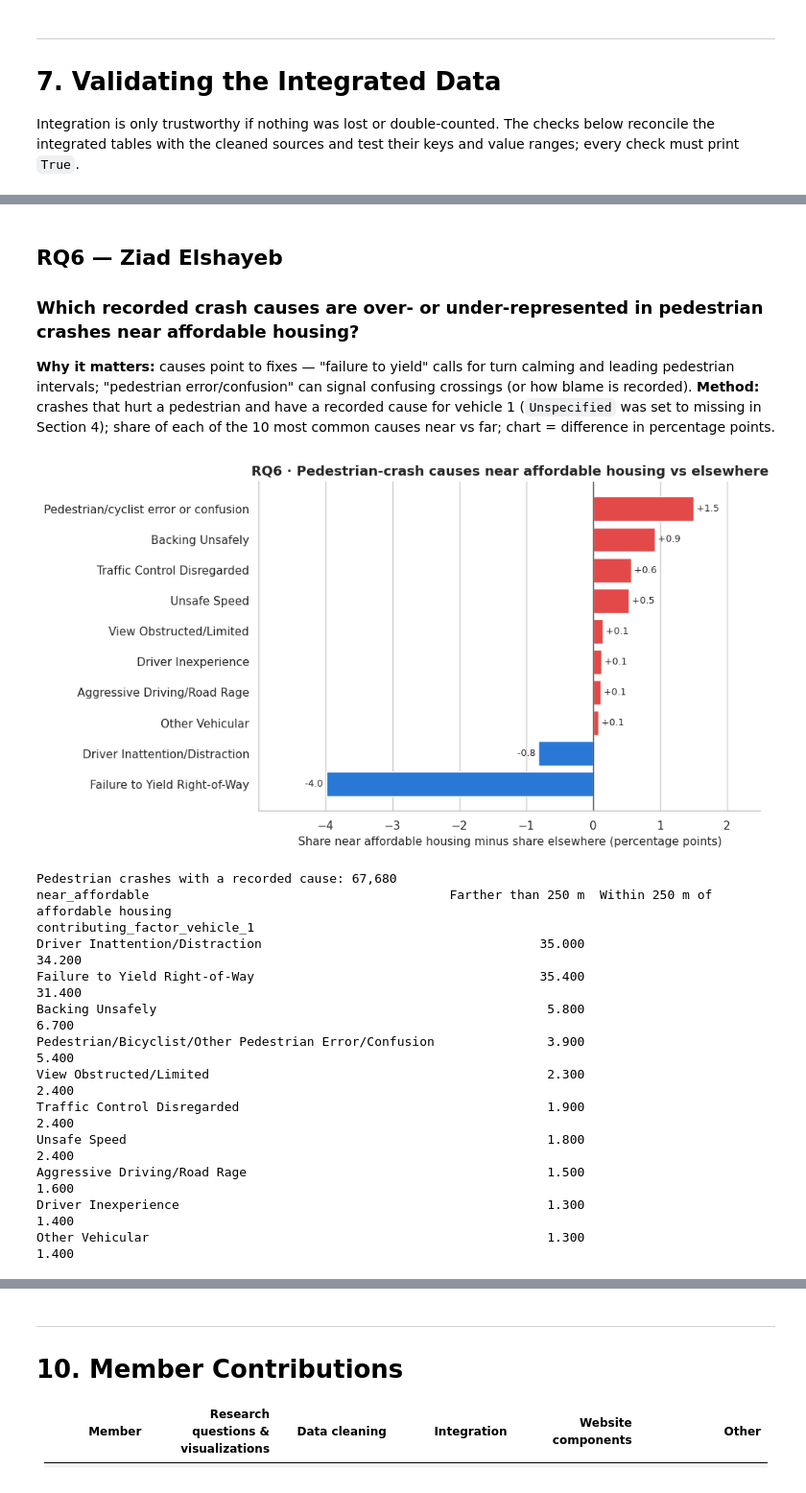
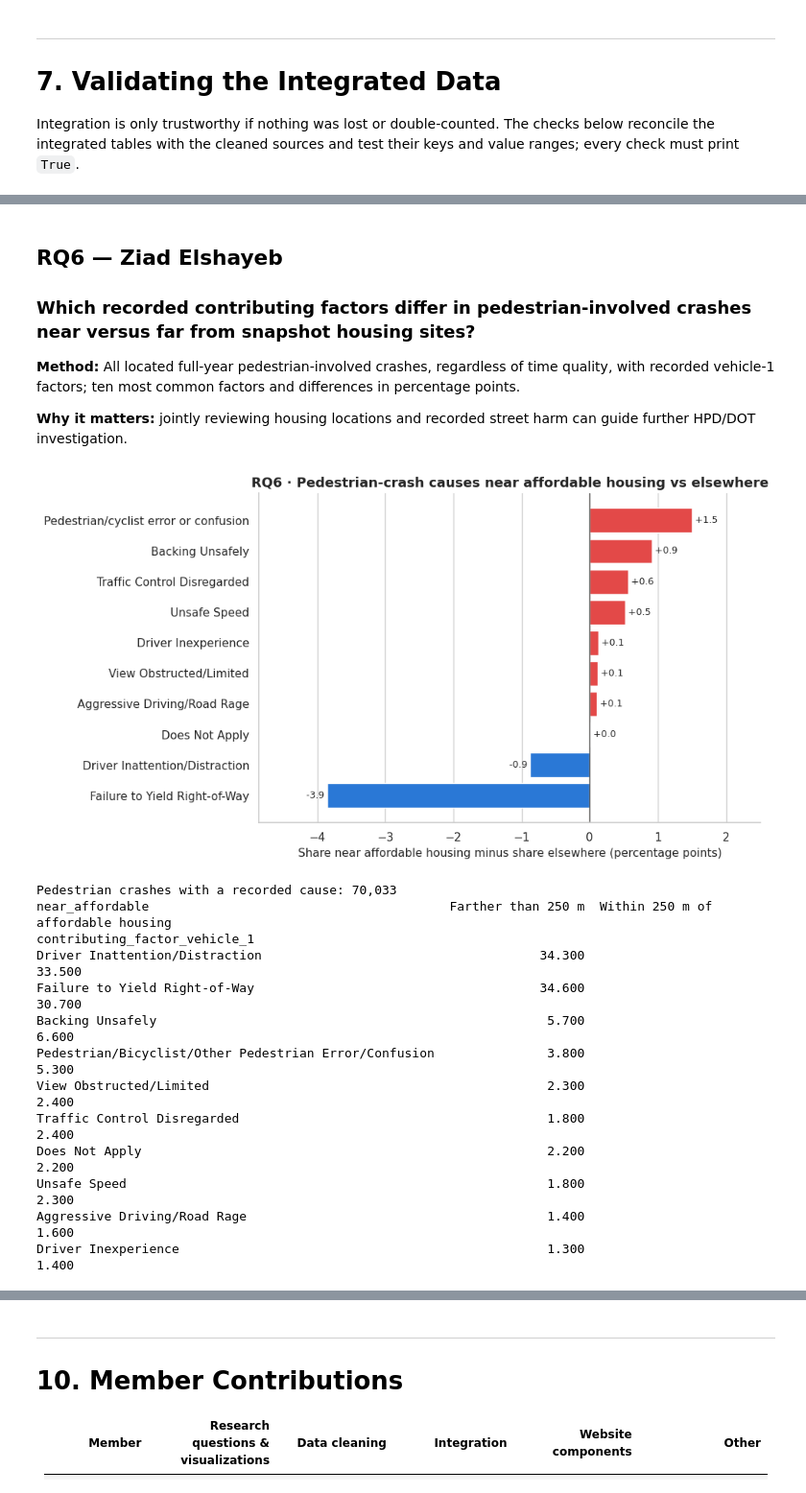
Before and after one commit to Ahmed-Saadallah1/nyc-housing-transport, a Jupyter notebook: notebooks/Milestone1_Housing_Collisions.ipynb, the cells around one changed output, grey strips where cells are left out. Shown at 96% size. Saved outputs shown, nothing was run; the diff lists cells and outputs as text; code cells hidden in the pictures.

```diff
--- a/notebooks/Milestone1_Housing_Collisions.ipynb
+++ b/notebooks/Milestone1_Housing_Collisions.ipynb
@@ -1398,7 +1281,7 @@ log_step("collisions", "C3", "dropped raw vehicle-type columns and factors 3-5 (
          len(VEHICLE_COLUMNS) + 3, collisions)
 
 duplicate_fields = [c for c in df_collisions_raw.columns if c != "collision_id"]
-raw_sorted = df_collisions_raw.assign(_id=df_collisions_raw["collision_id"].astype("int64")).sort_values("_id")
+raw_sorted = df_collisions_raw.assign(_id=df_collisions_raw["collision_id"].astype("string")).sort_values("_id", kind="stable")
 duplicate_index = raw_sorted.index[raw_sorted.duplicated(subset=duplicate_fields, keep="first")]
 
 example_group = raw_sorted[raw_sorted.duplicated(subset=duplicate_fields, keep=False)].head(2)
@@ -1406,7 +1289,7 @@ display(example_group[["crash_date", "crash_time", "borough", "latitude", "longi
                        "number_of_persons_injured", "vehicle_type_code1", "collision_id"]])
 
 collisions = collisions.drop(index=duplicate_index)
-log_step("collisions", "C4", "removed duplicate crash reports (kept lowest collision_id)", len(duplicate_index), collisions)
+log_step("collisions", "C4", "removed suspected duplicate reports (lexicographically first ID; not chronological)", len(duplicate_index), collisions)
 print("collision_id still unique:", collisions["collision_id"].is_unique)
 
 has_coords = collisions["latitude"].notna()
@@ -1754,12 +1589,15 @@ breakdown_columns = UNIT_INCOME_COLUMNS + UNIT_BEDROOM_COLUMNS + ["counted_renta
 explicit_zeros = (housing[breakdown_columns + ["all_counted_units"]] == 0).sum().sum()
 print(f"Explicit zeros in the unit columns before filling: {explicit_zeros}")
 
-empty_cells = housing[breakdown_columns + ["all_counted_units"]].isna().sum().sum()
-housing[breakdown_columns + ["all_counted_units"]] = housing[breakdown_columns + ["all_counted_units"]].fillna(0)
-housing[UNIT_COLUMNS] = housing[UNIT_COLUMNS].astype(int)
-log_step("housing", "H2", "empty unit-count cells -> 0", empty_cells, housing)
+housing["affordable_units_known"] = housing["all_counted_units"].notna()
+known_units = housing["affordable_units_known"]
+empty_cells = housing.loc[known_units, breakdown_columns].isna().sum().sum()
+housing.loc[known_units, breakdown_columns] = housing.loc[known_units, breakdown_columns].fillna(0)
+housing[UNIT_COLUMNS] = housing[UNIT_COLUMNS].astype("Int64")
+log_step("housing", "H2", "sparse breakdowns with known totals -> 0", empty_cells, housing)
+print(f"Unknown affordable totals retained as missing: {(~known_units).sum():,}")
 
-# Consistency checks after filling: every breakdown must add up to the counted (affordable) units
+# Checks below evaluate observed totals; unknown totals are excluded from rate denominators.
 checks = pd.Series({
     "income bands == all_counted_units": (housing[UNIT_INCOME_COLUMNS].sum(axis=1) == housing["all_counted_units"]).mean(),
     "bedroom sizes == all_counted_units": (housing[UNIT_BEDROOM_COLUMNS].sum(axis=1) == housing["all_counted_units"]).mean(),
@@ -2023,7 +1825,9 @@ crash_zip_borough = (crashes_full.dropna(subset=["zip_code", "borough"])
                      .rename("borough_from_crashes"))
 
 # ---------- 5.1 Housing -> ZIP x year (completed, and started) ----------
-housing_zip = housing.dropna(subset=["postcode"])
+housing_for_analysis = housing[housing["affordable_units_known"]].copy()
+print(f"Housing records excluded from unit/site analyses because totals are unknown: {len(housing) - len(housing_for_analysis):,}")
+housing_zip = housing_for_analysis.dropna(subset=["postcode"])
 completed = (housing_zip[housing_zip["completion_year"].isin(FULL_YEARS)]
              .assign(nc_units=lambda d: d["all_counted_units"].where(d["reporting_construction_type"] == "New Construction", 0),
                      family_units=lambda d: d[["_3_br_units", "_4_br_units", "_5_br_units", "_6_br_units"]].sum(axis=1))
@@ -2099,7 +1898,7 @@ BUFFER_M = 250
 WINDOW_DAYS = 730  # 24 months
 
 # One row per mappable building: units summed over projects, first completion, attributes of its first project
-mappable = housing[housing["is_mappable"]].sort_values(["building_id", "project_start_date"])
+mappable = housing_for_analysis[housing_for_analysis["is_mappable"]].sort_values(["building_id", "project_start_date"])
 buildings = (mappable
              .assign(family_size_units=lambda d: d[["_3_br_units", "_4_br_units", "_5_br_units", "_6_br_units"]].sum(axis=1))
              .groupby("building_id")
@@ -2168,6 +1967,9 @@ for i, idx in enumerate(neighbours):
     rows.append(record)
 
 buildings_joined = pd.concat([buildings, pd.DataFrame(rows)], axis=1)
+for column in ["affordable_units", "deeply_affordable_units", "extremely_low_income_units",
+               "very_low_income_units", "family_size_units", "total_units"]:
+    buildings_joined[column] = buildings_joined[column].astype("int64")
 print(f"Buildings with a complete before/after window: {buildings_joined['crashes_before'].notna().sum():,}")
 
 # ---------- 5.3 Crash level: distance to the nearest affordable building ----------
@@ -2715,47 +2484,46 @@ matter relatively more than in commuter districts. Shares compare *patterns*, no
 # %% [markdown]
 ## RQ6 — Ziad Elshayeb
-### Which recorded crash causes are over- or under-represented in pedestrian crashes near affordable housing?
+### Which recorded contributing factors differ in pedestrian-involved crashes near versus far from snapshot housing sites?
 
-**Why it matters:** causes point to fixes — "failure to yield" calls for turn calming and leading pedestrian
-intervals; "pedestrian error/confusion" can signal confusing crossings (or how blame is recorded).
-**Method:** crashes that hurt a pedestrian and have a recorded cause for vehicle 1 (`Unspecified` was set to missing
-in Section 4); share of each of the 10 most common causes near vs far; chart = difference in percentage points.
+**Method:** All located full-year pedestrian-involved crashes, regardless of time quality, with recorded vehicle-1 factors; ten most common factors and differences in percentage points.
+
+**Why it matters:** jointly reviewing housing locations and recorded street harm can guide further HPD/DOT investigation.
 # %%
-with_cause = ped_crashes.dropna(subset=["contributing_factor_vehicle_1"])
+with_cause = crashes_located[crashes_located["hurts_pedestrian"]].dropna(subset=["contributing_factor_vehicle_1"])
 top_causes = with_cause["contributing_factor_vehicle_1"].value_counts().head(10).index
 cause_share = (with_cause.groupby("near_affordable")["contributing_factor_vehicle_1"]
                .value_counts(normalize=True).unstack(0).mul(100).reindex(top_causes))
 cause_diff = (cause_share[True] - cause_share[False]).sort_values()
 short_names = {"Pedestrian/Bicyclist/Other Pedestrian Error/Confusion": "Pedestrian/cyclist error or confusion"}
 
 fig, ax = plt.subplots(figsize=(10, 5.5))
 ax.barh([short_names.get(c, c) for c in cause_diff.index], cause_diff.values, color=[PALETTE[0] if v < 0 else PALETTE[7] for v in cause_diff.values])
 ax.axvline(0, color="#52514e", linewidth=1)
 horizontal_bar_grid(ax)
 for y, value in enumerate(cause_diff.values):
     ax.text(value, y, f" {value:+.1f} " if value >= 0 else f"{value:+.1f} ", va="center",
             ha="left" if value >= 0 else "right", fontsize=9)
 ax.set_xlim(cause_diff.min() - 1, cause_diff.max() + 1)
 ax.set_xlabel("Share near affordable housing minus share elsewhere (percentage points)")
 ax.set_title("RQ6 · Pedestrian-crash causes near affordable housing vs elsewhere")
 plt.tight_layout()
 plt.show()
 
 print(f"Pedestrian crashes with a recorded cause: {len(with_cause):,}")
 print(cause_share.rename(columns=NEAR_LABELS).round(1).to_string())
 # %% [output]
-[figure, old version]
+[figure, new version]
-Pedestrian crashes with a recorded cause: 67,680
+Pedestrian crashes with a recorded cause: 70,033
 near_affordable                                        Farther than 250 m  Within 250 m of affordable housing
 contributing_factor_vehicle_1
-Driver Inattention/Distraction                                     35.000                              34.200
-Failure to Yield Right-of-Way                                      35.400                              31.400
-Backing Unsafely                                                    5.800                               6.700
-Pedestrian/Bicyclist/Other Pedestrian Error/Confusion               3.900                               5.400
+Driver Inattention/Distraction                                     34.300                              33.500
+Failure to Yield Right-of-Way                                      34.600                              30.700
+Backing Unsafely                                                    5.700                               6.600
+Pedestrian/Bicyclist/Other Pedestrian Error/Confusion               3.800                               5.300
 View Obstructed/Limited                                             2.300                               2.400
-Traffic Control Disregarded                                         1.900                               2.400
-Unsafe Speed                                                        1.800                               2.400
-Aggressive Driving/Road Rage                                        1.500                               1.600
+Traffic Control Disregarded                                         1.800                               2.400
+Does Not Apply                                                      2.200                               2.200
+Unsafe Speed                                                        1.800                               2.300
+Aggressive Driving/Road Rage                                        1.400                               1.600
 Driver Inexperience                                                 1.300                               1.400
-Other Vehicular                                                     1.300                               1.400
 # %% [markdown]
```
Also changed, not shown: parts of 93 cells of this notebook, 23 other files.
